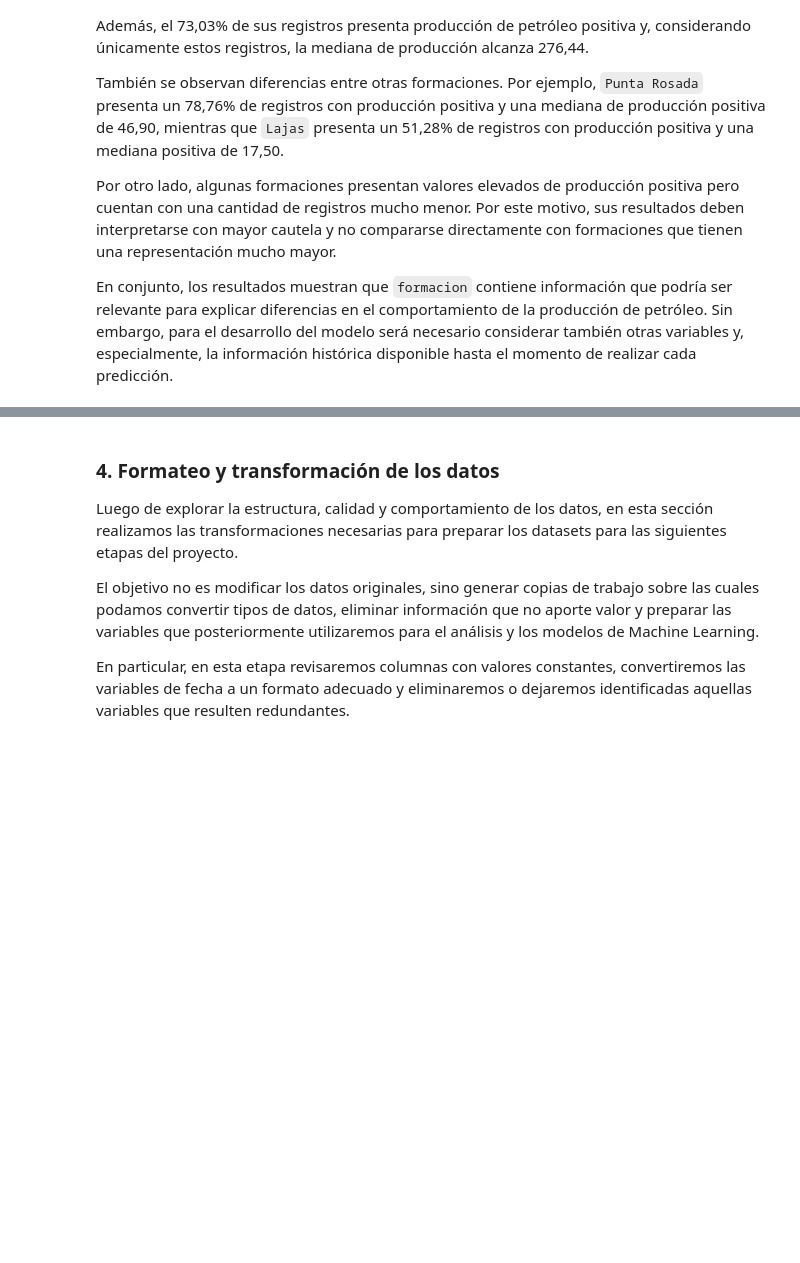
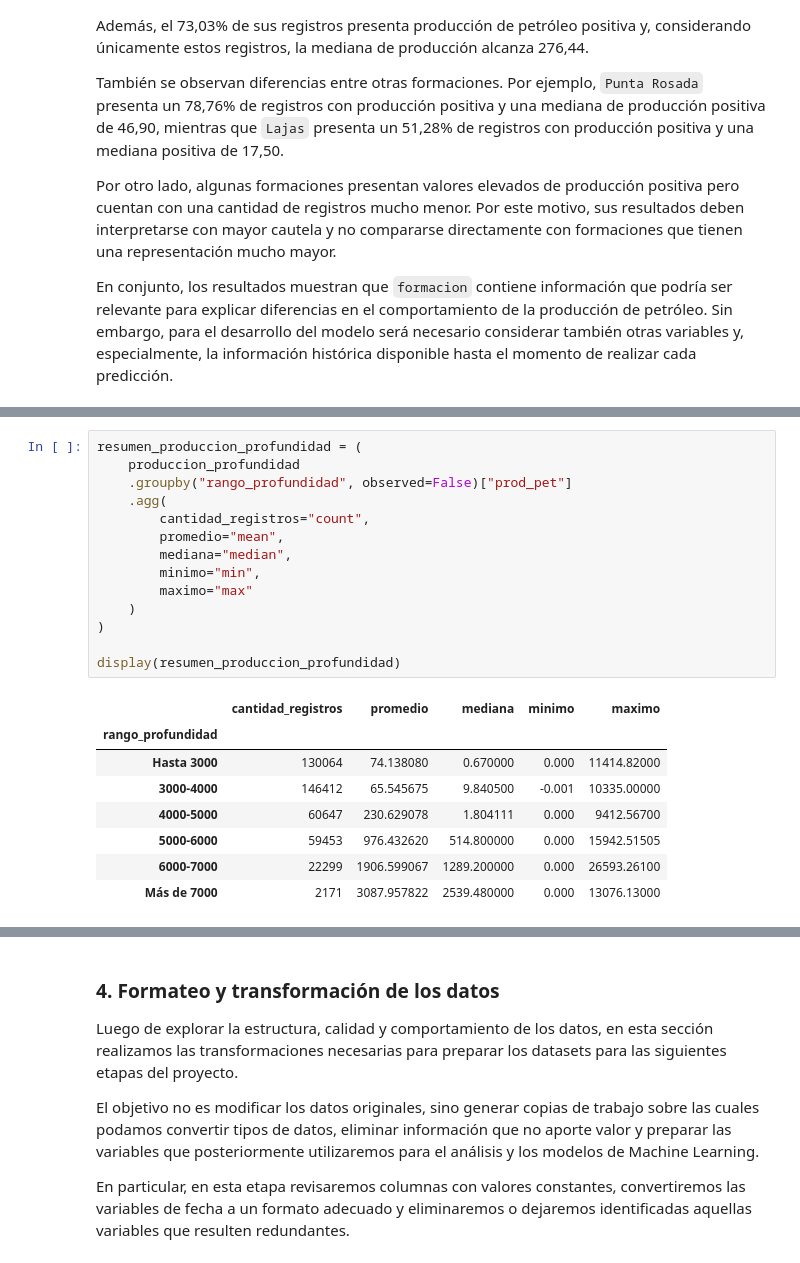
Before and after one commit to alexParedes027/oil-production-prediction, a Jupyter notebook: notebooks/01_exploracion_datos.ipynb, the cells around one changed output, grey strips where cells are left out. Cells and saved outputs as stored; diff of their text form; blank space fills up the shorter version.

```diff
--- a/notebooks/01_exploracion_datos.ipynb
+++ b/notebooks/01_exploracion_datos.ipynb
@@ -1668,0 +1871,23 @@ En conjunto, los resultados muestran que `formacion` contiene información que p
+# %%
+resumen_produccion_profundidad = (
+    produccion_profundidad
+    .groupby("rango_profundidad", observed=False)["prod_pet"]
+    .agg(
+        cantidad_registros="count",
+        promedio="mean",
+        mediana="median",
+        minimo="min",
+        maximo="max"
+    )
+)
+
+display(resumen_produccion_profundidad)
+# %% [output]
+|  | cantidad_registros | promedio | mediana | minimo | maximo |
+| rango_profundidad |  |  |  |  |  |
+| Hasta 3000 | 130064 | 74.138080 | 0.670000 | 0.000 | 11414.82000 |
+| 3000-4000 | 146412 | 65.545675 | 9.840500 | -0.001 | 10335.00000 |
+| 4000-5000 | 60647 | 230.629078 | 1.804111 | 0.000 | 9412.56700 |
+| 5000-6000 | 59453 | 976.432620 | 514.800000 | 0.000 | 15942.51505 |
+| 6000-7000 | 22299 | 1906.599067 | 1289.200000 | 0.000 | 26593.26100 |
+| Más de 7000 | 2171 | 3087.957822 | 2539.480000 | 0.000 | 13076.13000 |
```
Also changed, not shown: parts of 17 cells of this notebook, 1 other file.
